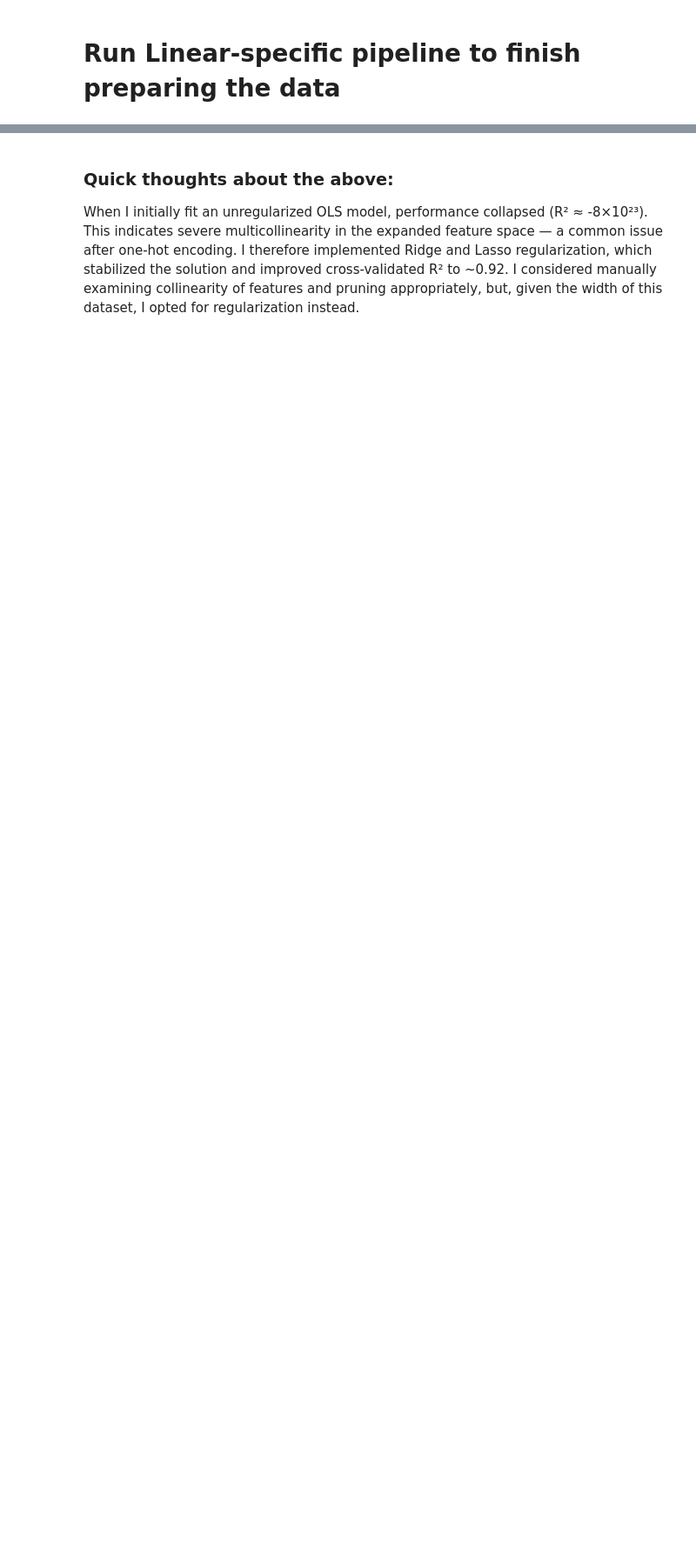
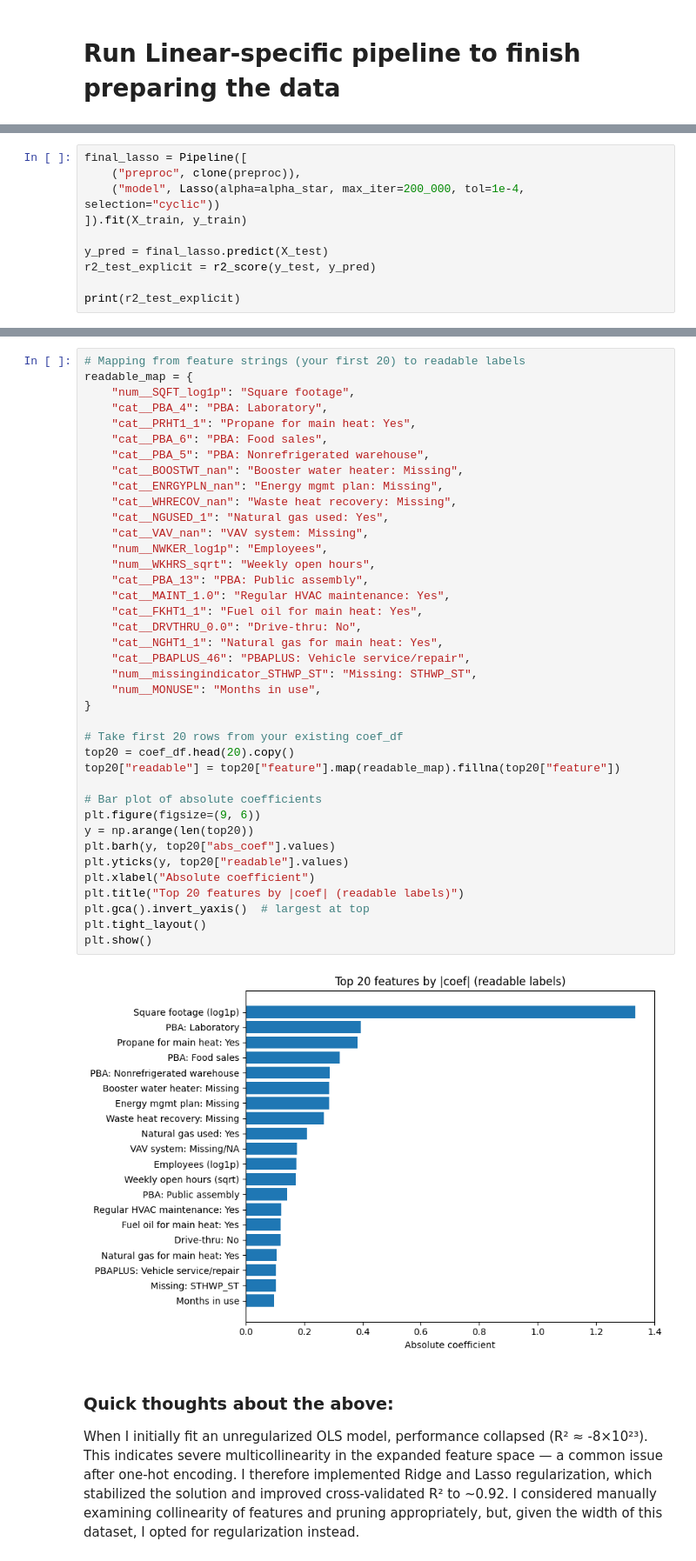
Before and after one commit to dgorin1/CBECS_portfolio, a Jupyter notebook: notebooks/02_build_train.ipynb, the cells around one changed output, grey strips where cells are left out. Shown: that part at 87% size. Drawn from its saved outputs; the diff is of its cells as text; blank space fills up the shorter version.

Commit message:
Tuned up linear model and created benchmarks for evaluating effectiveness

```diff
--- a/notebooks/02_build_train.ipynb
+++ b/notebooks/02_build_train.ipynb
@@ -110,0 +292,10 @@ ElasticNet: 0.925
+# %%
+final_lasso = Pipeline([
+    ("preproc", clone(preproc)),
+    ("model", Lasso(alpha=alpha_star, max_iter=200_000, tol=1e-4, selection="cyclic"))
+]).fit(X_train, y_train)
+
+y_pred = final_lasso.predict(X_test)
+r2_test_explicit = r2_score(y_test, y_pred)
+
+print(r2_test_explicit)
@@ -111,3 +369,44 @@ ElasticNet: 0.925
+# %%
+# Mapping from feature strings (your first 20) to readable labels
+readable_map = {
+    "num__SQFT_log1p": "Square footage",
+    "cat__PBA_4": "PBA: Laboratory",
+    "cat__PRHT1_1": "Propane for main heat: Yes",
+    "cat__PBA_6": "PBA: Food sales",
+    "cat__PBA_5": "PBA: Nonrefrigerated warehouse",
+    "cat__BOOSTWT_nan": "Booster water heater: Missing",
+    "cat__ENRGYPLN_nan": "Energy mgmt plan: Missing",
+    "cat__WHRECOV_nan": "Waste heat recovery: Missing",
+    "cat__NGUSED_1": "Natural gas used: Yes",
+    "cat__VAV_nan": "VAV system: Missing",
+    "num__NWKER_log1p": "Employees",
+    "num__WKHRS_sqrt": "Weekly open hours",
+    "cat__PBA_13": "PBA: Public assembly",
+    "cat__MAINT_1.0": "Regular HVAC maintenance: Yes",
+    "cat__FKHT1_1": "Fuel oil for main heat: Yes",
+    "cat__DRVTHRU_0.0": "Drive-thru: No",
+    "cat__NGHT1_1": "Natural gas for main heat: Yes",
+    "cat__PBAPLUS_46": "PBAPLUS: Vehicle service/repair",
+    "num__missingindicator_STHWP_ST": "Missing: STHWP_ST",
+    "num__MONUSE": "Months in use",
+}
+
+# Take first 20 rows from your existing coef_df
+top20 = coef_df.head(20).copy()
+top20["readable"] = top20["feature"].map(readable_map).fillna(top20["feature"])
+
+# Bar plot of absolute coefficients
+plt.figure(figsize=(9, 6))
+y = np.arange(len(top20))
+plt.barh(y, top20["abs_coef"].values)
+plt.yticks(y, top20["readable"].values)
+plt.xlabel("Absolute coefficient")
+plt.title("Top 20 features by |coef| (readable labels)")
+plt.gca().invert_yaxis()  # largest at top
+plt.tight_layout()
+plt.show()
+# %% [output]
+[figure, added]
 # %% [markdown]
 ### Quick thoughts about the above:
 When I initially fit an unregularized OLS model, performance collapsed (R² ≈ -8×10²³). This indicates severe multicollinearity in the expanded feature space — a common issue after one-hot encoding. I therefore implemented Ridge and Lasso regularization, which stabilized the solution and improved cross-validated R² to ~0.92. I considered manually examining collinearity of features and pruning appropriately, but, given the width of this dataset, I opted for regularization instead.
```
Also changed, not shown: parts of 16 cells of this notebook, 4 other files.
